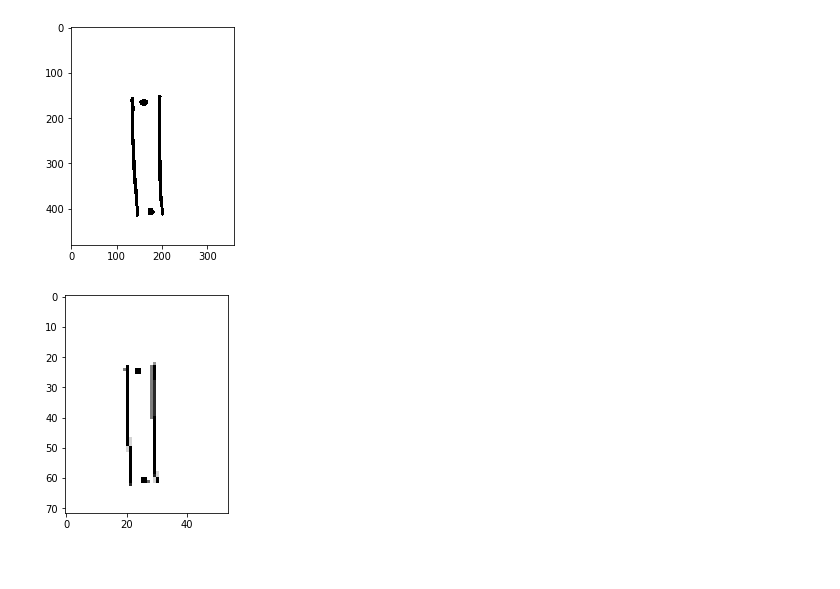
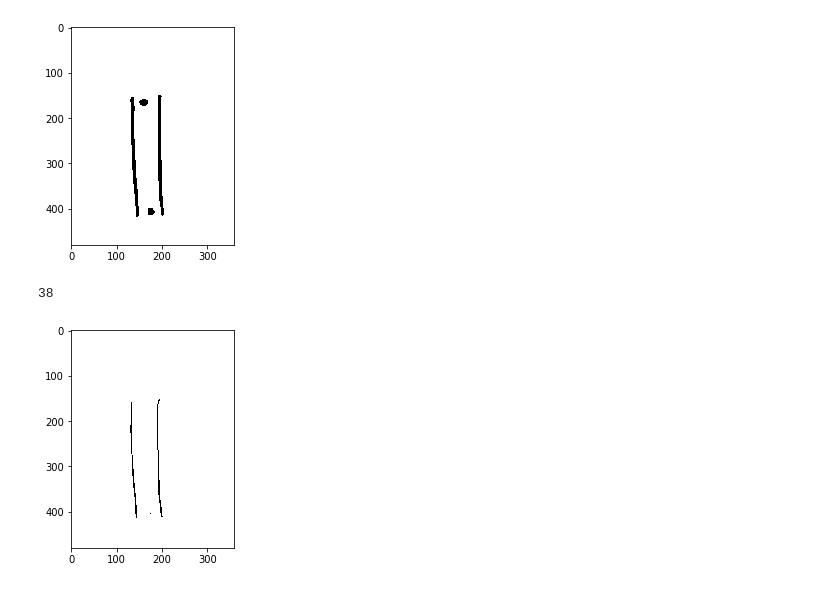
Before and after one commit to Maksymiv96/maze-solver, a Jupyter notebook: src/python/MazeSolver.ipynb, the cells around one changed output. Saved outputs shown, nothing was run; the diff lists cells and outputs as text; code cells hidden in the pictures.

```diff
--- a/src/python/MazeSolver.ipynb
+++ b/src/python/MazeSolver.ipynb
@@ -43,7 +43,7 @@ gray = cv.cvtColor(blur, cv.COLOR_BGR2GRAY)
 
 #plt.imshow(cv.merge(cv.split(gray)[::-1]))
 _, thr = cv.threshold(gray, 125, 255, cv.THRESH_BINARY)
-thr = cv.cvtColor(thr, cv.COLOR_GRAY2BGR)
+#thr = cv.cvtColor(thr, cv.COLOR_GRAY2BGR)
 masked_img = cv.bitwise_not(thr, thr,
                                 mask=cv.bitwise_and(mred, mgreen))
 plt.imshow(thr, cmap='gray')
@@ -51,9 +51,18 @@ plt.imshow(thr, cmap='gray')
 plt.show()
 # %% [output]
 [figure]
-# %%
-pixeled = cv.resize(thr, (0,0), fx=0.15, fy=0.15)
-plt.imshow(pixeled)
-plt.show()
-# %% [output]
-[figure, removed]
+# %%
+#thr_8 = cv.cvtColor(thr, cv.COLOR_GRAY2BGR)
+
+edges = cv.Canny(thr, 100, 255)
+derp,contours,hierarchy = cv.findContours(edges,cv.RETR_LIST,cv.CHAIN_APPROX_SIMPLE)
+hull = [cv.convexHull(cnt) for cnt in contours]
+for i, c in enumerate(contours):
+    res = cv.drawContours(thr, contours, i, (0,0,0))
+
+plt.imshow(res, cmap='gray')
+print(len(contours))
+plt.show()
+# %% [output]
+38
+[figure, added]
```
